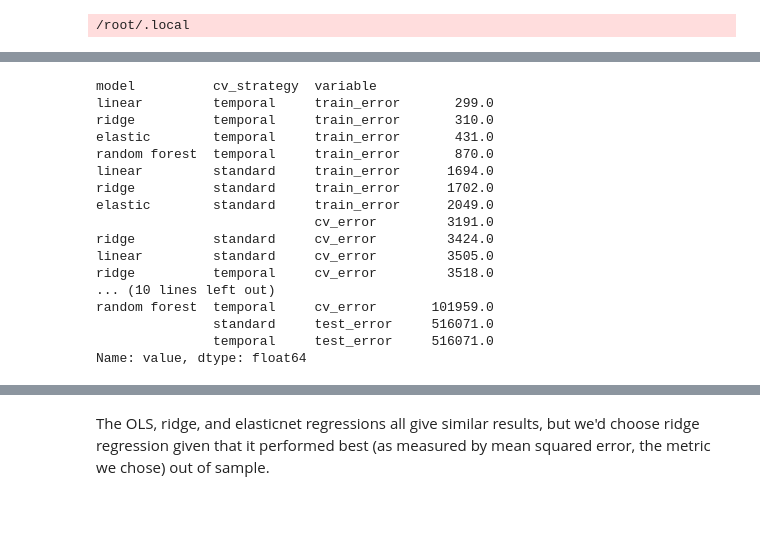
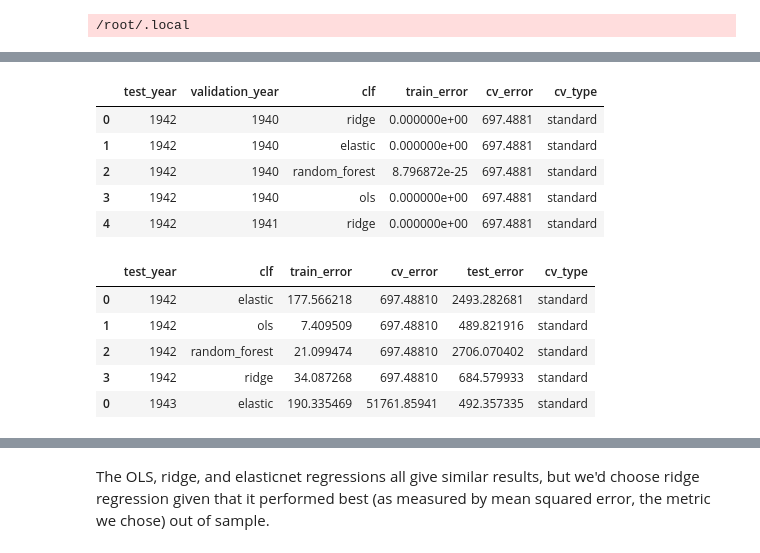
Before and after one commit to dssg/hitchhikers-guide, a Jupyter notebook: curriculum/3_modeling_and_machine_learning/machine-learning/predicting_GDP.ipynb, the cells around one changed output, grey strips where cells are left out. Drawn from its saved outputs; the diff is of its cells as text; code cells hidden in the pictures; blank space fills up the shorter version.

```diff
--- a/curriculum/3_modeling_and_machine_learning/machine-learning/predicting_GDP.ipynb
+++ b/curriculum/3_modeling_and_machine_learning/machine-learning/predicting_GDP.ipynb
@@ -244,20 +248,12 @@ results_long.head(n=1000)
-# %%
-results_long.value.groupby([results_long.model, results_long.cv_strategy, results_long.variable]).mean().round(0).sort_values()
-# %% [output]
-model          cv_strategy  variable
-linear         temporal     train_error       299.0
-ridge          temporal     train_error       310.0
-elastic        temporal     train_error       431.0
-random forest  temporal     train_error       870.0
-linear         standard     train_error      1694.0
-ridge          standard     train_error      1702.0
-elastic        standard     train_error      2049.0
-                            cv_error         3191.0
-ridge          standard     cv_error         3424.0
-linear         standard     cv_error         3505.0
-ridge          temporal     cv_error         3518.0
-... (10 lines left out)
-random forest  temporal     cv_error       101959.0
-               standard     test_error     516071.0
-               temporal     test_error     516071.0
-Name: value, dtype: float64
+# %%
+standard_results_df = pd.DataFrame([x for x in standard_results if x != None])
+standard_results_df.columns = ['test_year', 'validation_year', 'clf', 'train_error', 'cv_error']
+standard_results_df['cv_type'] = 'standard'
+standard_results_df.head()
+# %% [output]
+|  | test_year | validation_year | clf | train_error | cv_error | cv_type |
+| 0 | 1942 | 1940 | ridge | 0.000000e+00 | 697.4881 | standard |
+| 1 | 1942 | 1940 | elastic | 0.000000e+00 | 697.4881 | standard |
+| 2 | 1942 | 1940 | random_forest | 8.796872e-25 | 697.4881 | standard |
+| 3 | 1942 | 1940 | ols | 0.000000e+00 | 697.4881 | standard |
+| 4 | 1942 | 1941 | ridge | 0.000000e+00 | 697.4881 | standard |
@@ -263,0 +272,9 @@ Name: value, dtype: float64
+# %%
+standard_cv_results.head()
+# %% [output]
+|  | test_year | clf | train_error | cv_error | test_error | cv_type |
+| 0 | 1942 | elastic | 177.566218 | 697.48810 | 2493.282681 | standard |
+| 1 | 1942 | ols | 7.409509 | 697.48810 | 489.821916 | standard |
+| 2 | 1942 | random_forest | 21.099474 | 697.48810 | 2706.070402 | standard |
+| 3 | 1942 | ridge | 34.087268 | 697.48810 | 684.579933 | standard |
+| 0 | 1943 | elastic | 190.335469 | 51761.85941 | 492.357335 | standard |
```
Also changed, not shown: parts of 14 cells of this notebook.
